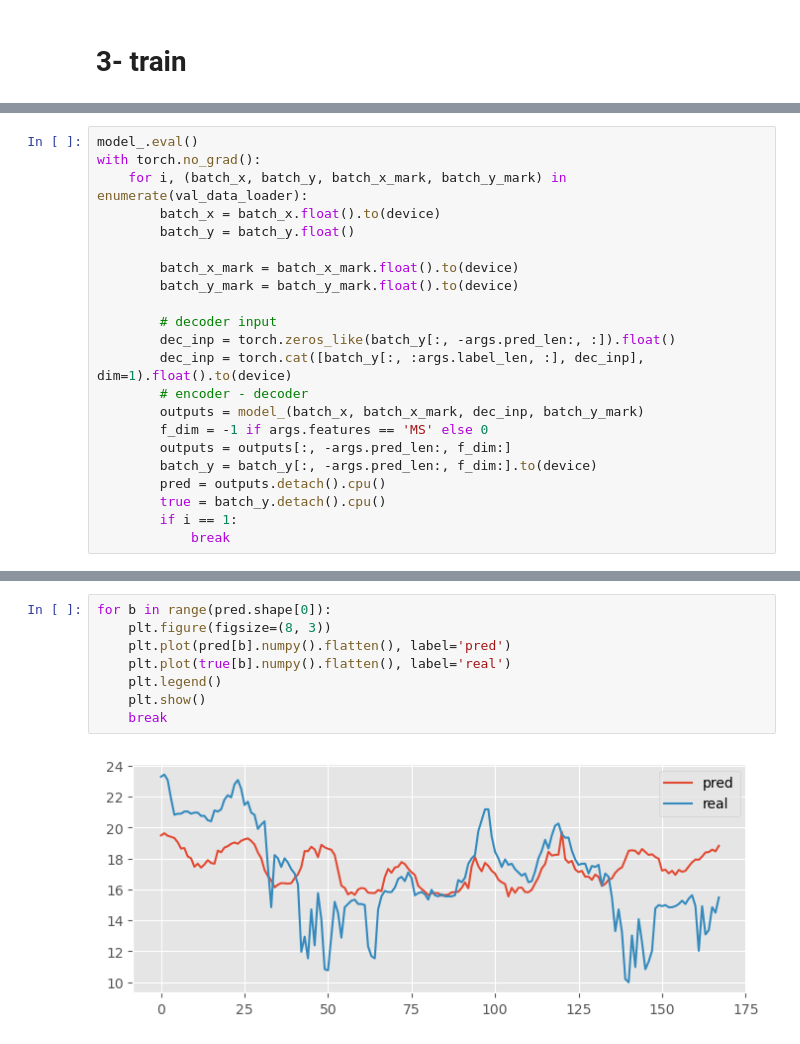
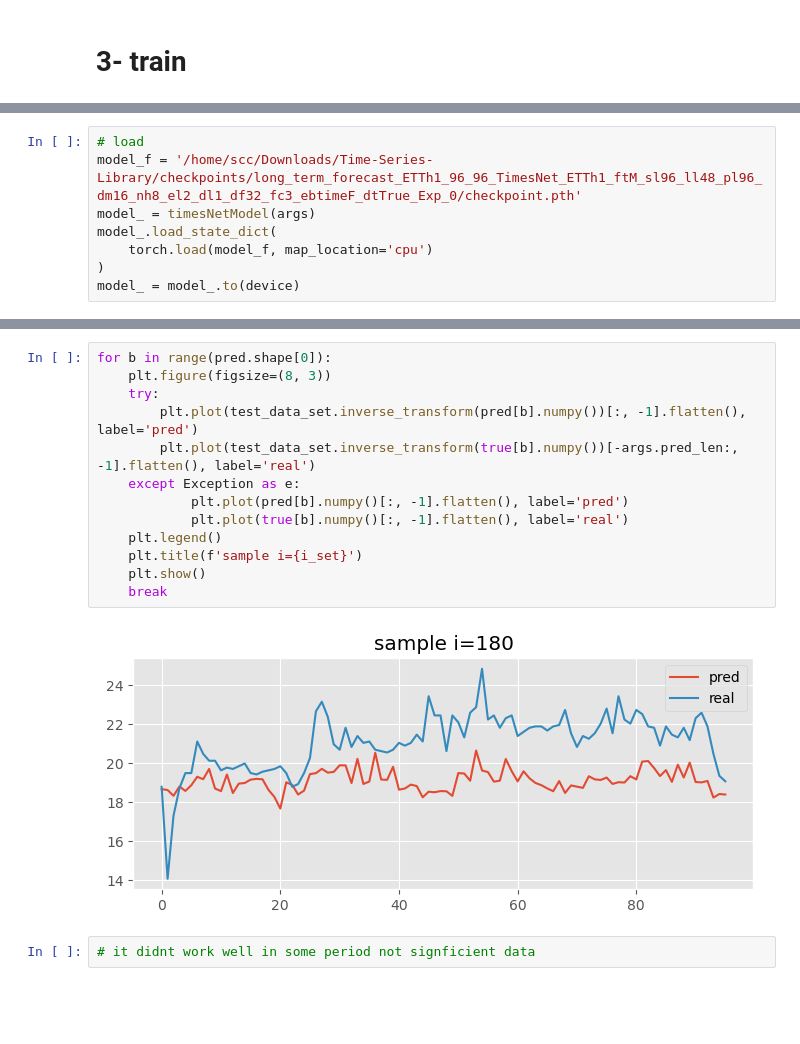
Before and after one commit to scchy/PaperWithCode-burningGPU, a Jupyter notebook: TimesNet/timesNet_prime_stepByStep.ipynb, the cells around one changed output, grey strips where cells are left out. Drawn from its saved outputs; the diff is of its cells as text; blank space fills up the shorter version.

Commit message:
[timesNet]- :bookmark: Release: V1

```diff
--- a/TimesNet/timesNet_prime_stepByStep.ipynb
+++ b/TimesNet/timesNet_prime_stepByStep.ipynb
@@ -697,22 +714,8 @@ Updating learning rate to 9.5367431640625e-10
-# %%
-model_.eval()
-with torch.no_grad():
-    for i, (batch_x, batch_y, batch_x_mark, batch_y_mark) in enumerate(val_data_loader):
-        batch_x = batch_x.float().to(device)
-        batch_y = batch_y.float()
-
-        batch_x_mark = batch_x_mark.float().to(device)
-        batch_y_mark = batch_y_mark.float().to(device)
-
-        # decoder input
-        dec_inp = torch.zeros_like(batch_y[:, -args.pred_len:, :]).float()
-        dec_inp = torch.cat([batch_y[:, :args.label_len, :], dec_inp], dim=1).float().to(device)
-        # encoder - decoder
-        outputs = model_(batch_x, batch_x_mark, dec_inp, batch_y_mark)
-        f_dim = -1 if args.features == 'MS' else 0
-        outputs = outputs[:, -args.pred_len:, f_dim:]
-        batch_y = batch_y[:, -args.pred_len:, f_dim:].to(device)
-        pred = outputs.detach().cpu()
-        true = batch_y.detach().cpu()
-        if i == 1:
-            break
+# %%
+# load
+model_f = '/home/scc/Downloads/Time-Series-Library/checkpoints/long_term_forecast_ETTh1_96_96_TimesNet_ETTh1_ftM_sl96_ll48_pl96_dm16_nh8_el2_dl1_df32_fc3_ebtimeF_dtTrue_Exp_0/checkpoint.pth'
+model_ = timesNetModel(args)
+model_.load_state_dict(
+    torch.load(model_f, map_location='cpu')
+)
+model_ = model_.to(device)
@@ -719,10 +788,17 @@ with torch.no_grad():
 # %%
 for b in range(pred.shape[0]):
     plt.figure(figsize=(8, 3))
-    plt.plot(pred[b].numpy().flatten(), label='pred')
-    plt.plot(true[b].numpy().flatten(), label='real')
+    try:
+        plt.plot(test_data_set.inverse_transform(pred[b].numpy())[:, -1].flatten(), label='pred')
+        plt.plot(test_data_set.inverse_transform(true[b].numpy())[-args.pred_len:, -1].flatten(), label='real')
+    except Exception as e:
+            plt.plot(pred[b].numpy()[:, -1].flatten(), label='pred')
+            plt.plot(true[b].numpy()[:, -1].flatten(), label='real')
     plt.legend()
+    plt.title(f'sample i={i_set}')
     plt.show()
     break
 # %% [output]
-[figure, old version]
+[figure, new version]
+# %%
+# it didnt work well in some period not signficient data
```
Also changed, not shown: parts of 19 cells of this notebook, 2 other files.
